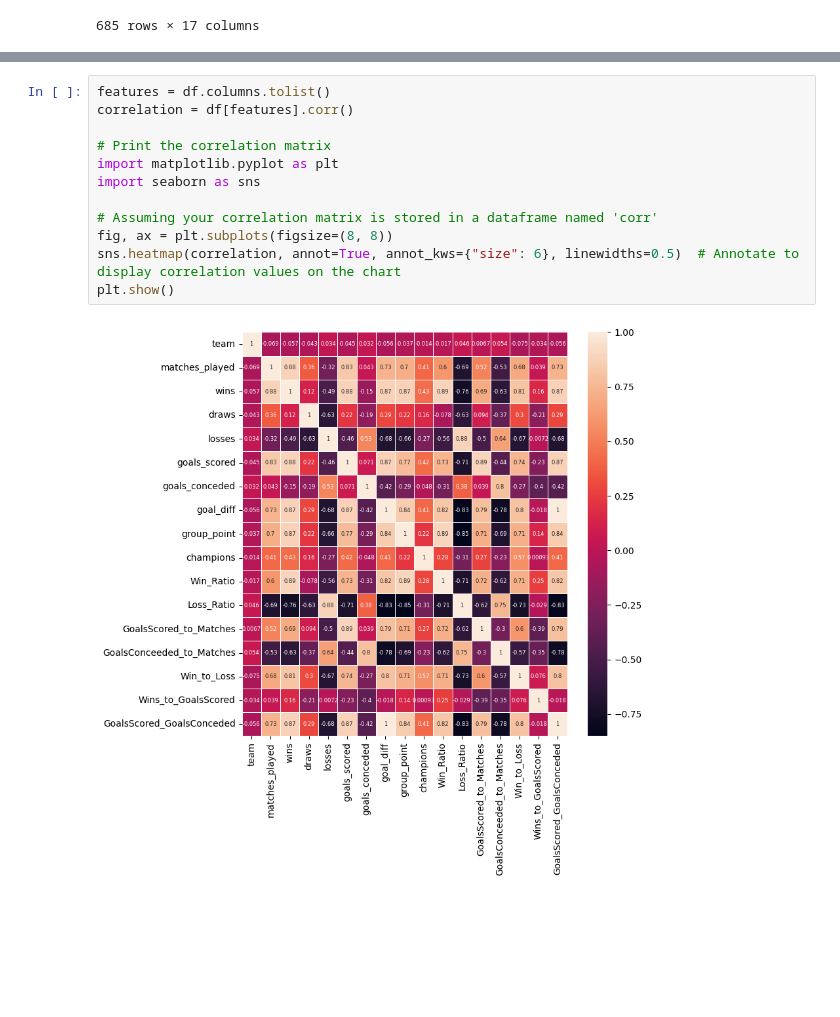
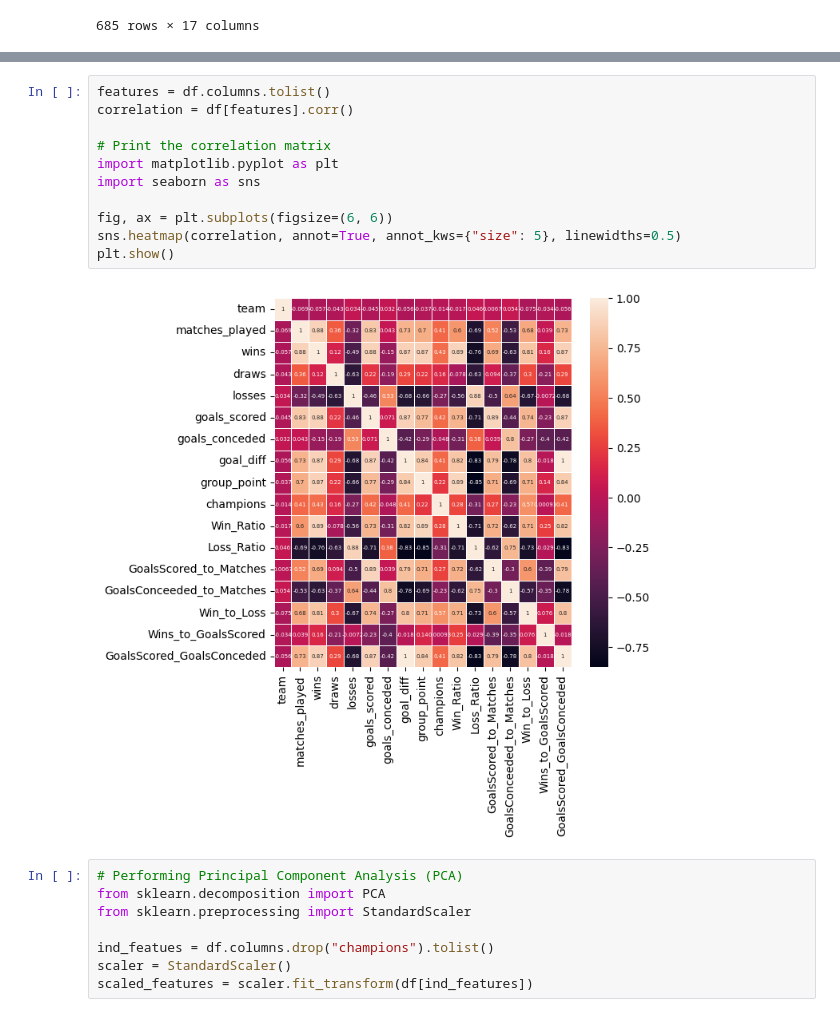
Before and after one commit to harrynwosu/champions-league, a Jupyter notebook: Project.ipynb, the cells around one changed output, grey strips where cells are left out. Drawn from its saved outputs; the diff is of its cells as text; blank space fills up the shorter version.

```diff
--- a/Project.ipynb
+++ b/Project.ipynb
@@ -197,14 +197,21 @@ memory usage: 92.3 KB
 # %%
 features = df.columns.tolist()
 correlation = df[features].corr()
 
 # Print the correlation matrix
 import matplotlib.pyplot as plt
 import seaborn as sns
 
-# Assuming your correlation matrix is stored in a dataframe named 'corr'
-fig, ax = plt.subplots(figsize=(8, 8))
-sns.heatmap(correlation, annot=True, annot_kws={"size": 6}, linewidths=0.5)  # Annotate to display correlation values on the chart
+fig, ax = plt.subplots(figsize=(6, 6))
+sns.heatmap(correlation, annot=True, annot_kws={"size": 5}, linewidths=0.5)
 plt.show()
 # %% [output]
-[figure, old version]
+[figure, new version]
+# %%
+# Performing Principal Component Analysis (PCA)
+from sklearn.decomposition import PCA
+from sklearn.preprocessing import StandardScaler
+
+ind_featues = df.columns.drop("champions").tolist()
+scaler = StandardScaler()
+scaled_features = scaler.fit_transform(df[ind_features])
```
Also changed, not shown: 5 other files.
